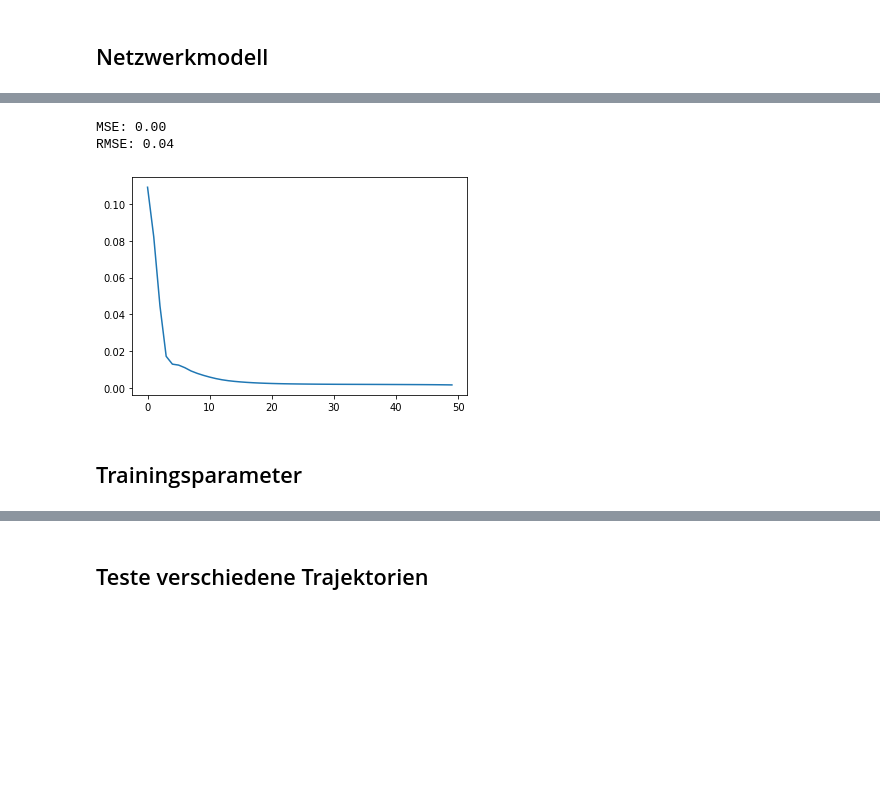
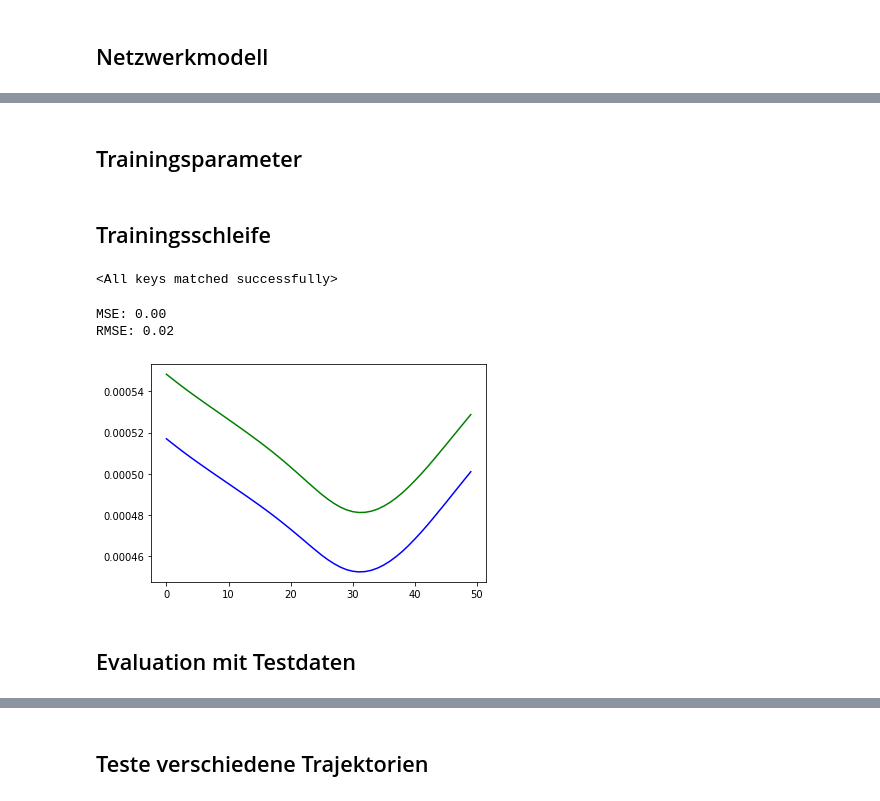
Before and after one commit to dnhshl/cc-ai, a Jupyter notebook: simpleRobot_torch.ipynb, the cells around one changed output, grey strips where cells are left out. Saved outputs shown, nothing was run; the diff lists cells and outputs as text; code cells hidden in the pictures; blank space fills up the shorter version.

```diff
--- a/simpleRobot_torch.ipynb
+++ b/simpleRobot_torch.ipynb
@@ -146,3 +147,6 @@ model = nn.Sequential(
     nn.Tanh(),
     nn.Linear(20, 2)
 )
+# %%
+# safe initial weights for resets
+initial_weights = copy.deepcopy(model.state_dict())
@@ -223,11 +169,2 @@ history
-# %%
-print("MSE: %.2f" % best_mse)
-print("RMSE: %.2f" % np.sqrt(best_mse))
-plt.plot(history)
-plt.show()
-# %% [output]
-MSE: 0.00
-RMSE: 0.04
-[figure, removed]
 # %% [markdown]
 ## Trainingsparameter
@@ -234,3 +176,62 @@ RMSE: 0.04
+# %% [markdown]
+## Trainingsschleife
+# %%
+# Hold the best model
+best_mse = np.inf   # init to infinity
+best_weights = None
+history_train = []
+history_valid = []
+
+# training loop
+for epoch in range(n_epochs):
+    model.train()
+    with tqdm.tqdm(batch_start, unit="batch", mininterval=0, disable=False) as bar:
+        bar.set_description(f"Epoch {epoch}")
+        for start in bar:
+            # take a batch
+            x_batch = x_train[start:start+batch_size]
+            y_batch = y_train[start:start+batch_size]
+            # forward pass
+            y_pred = model(x_batch)
+            loss = loss_fn(y_pred, y_batch)
+            # backward pass
+            optimizer.zero_grad()
+            loss.backward()
+            # update weights
+            optimizer.step()
+            # print progress
+            bar.set_postfix(mse=float(loss))
+    # evaluate accuracy at end of each epoch
+    model.eval()
+    # mse auf Testdaten
+    y_pred = model(x_train)
+    mse_train = float(loss_fn(y_pred, y_train))
+    history_train.append(mse_train)
+    # mse auf Validierungsdaten
+    y_pred = model(x_valid)
+    mse_valid = float(loss_fn(y_pred, y_valid))
+    history_valid.append(mse_valid)
+    # sichere "beste" Gewichte (Bewertung auf Basis der Validierungsdaten)
+    if mse_valid < best_mse:
+        best_mse = mse_valid
+        best_weights = copy.deepcopy(model.state_dict())
+
+# restore model and return best accuracy
+model.load_state_dict(best_weights)
+# %% [output]
+<All keys matched successfully>
+# %%
+print("MSE: %.2f" % best_mse)
+print("RMSE: %.2f" % np.sqrt(best_mse))
+t = [i for i in range(len(history_train))]
+plt.plot(t, history_train, 'b', t, history_valid, 'g')
+plt.show()
+# %% [output]
+MSE: 0.00
+RMSE: 0.02
+[figure, added]
+# %% [markdown]
+## Evaluation mit Testdaten
 # %%
 testdatasize = 1000
 
```
Also changed, not shown: parts of 19 cells of this notebook.
